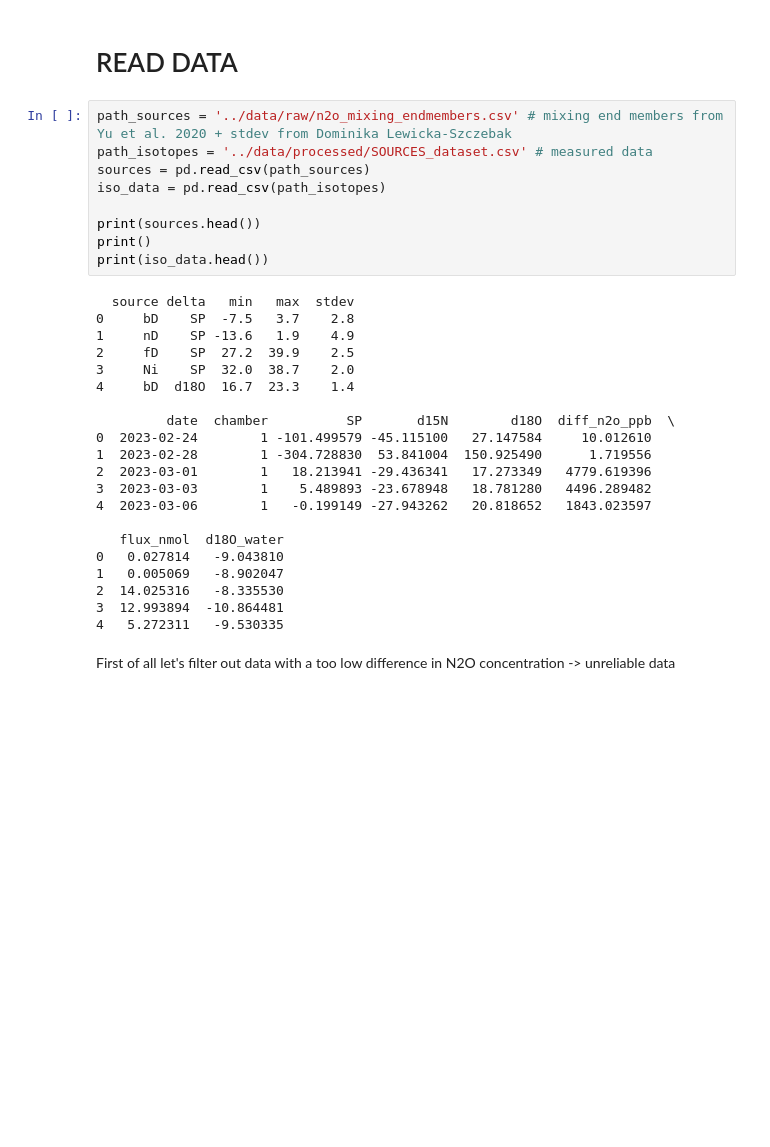
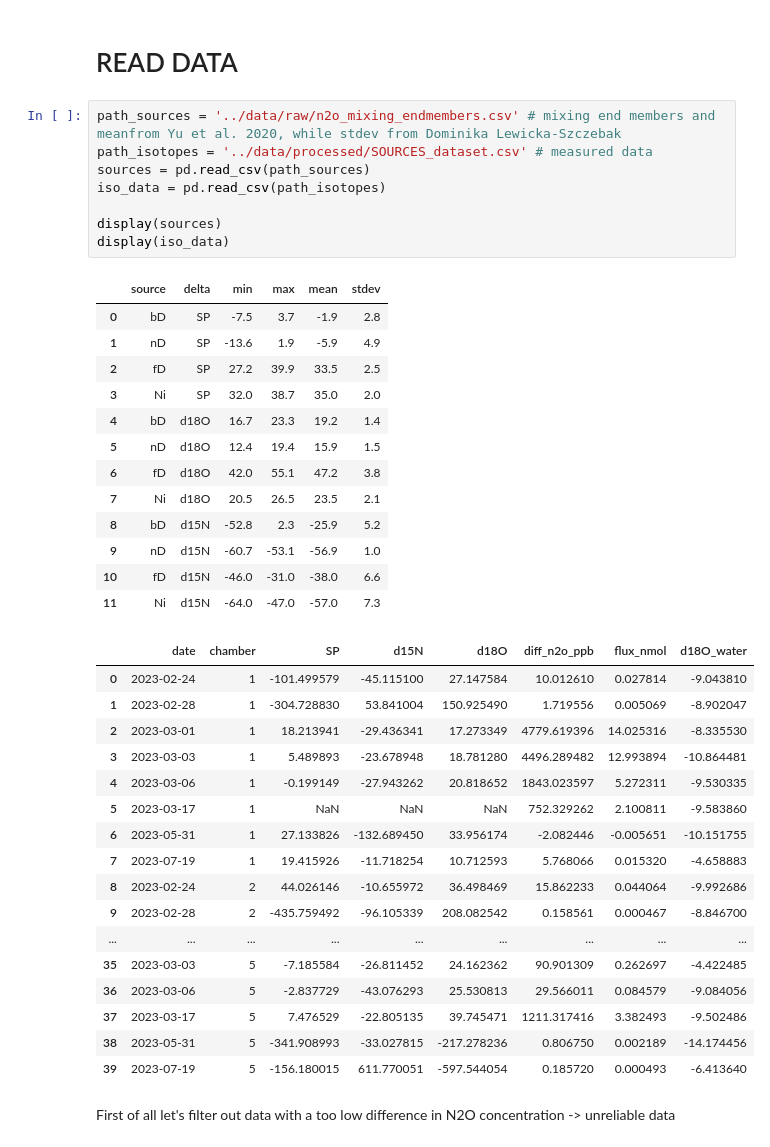
Before and after one commit to fabioturc/n2o-wheat-drivers-sources, a Jupyter notebook: notebooks/SOURCES_01_prep_inputs_FRAME.ipynb, the cells around one changed output. Cells and saved outputs as stored; diff of their text form; blank space fills up the shorter version.

```diff
--- a/notebooks/SOURCES_01_prep_inputs_FRAME.ipynb
+++ b/notebooks/SOURCES_01_prep_inputs_FRAME.ipynb
@@ -6,35 +6,44 @@ import pandas as pd
 # %% [markdown]
 # READ DATA
 # %%
-path_sources = '../data/raw/n2o_mixing_endmembers.csv' # mixing end members from Yu et al. 2020 + stdev from Dominika Lewicka-Szczebak
+path_sources = '../data/raw/n2o_mixing_endmembers.csv' # mixing end members and meanfrom Yu et al. 2020, while stdev from Dominika Lewicka-Szczebak
 path_isotopes = '../data/processed/SOURCES_dataset.csv' # measured data
 sources = pd.read_csv(path_sources)
 iso_data = pd.read_csv(path_isotopes)
 
-print(sources.head())
-print()
-print(iso_data.head())
+display(sources)
+display(iso_data)
 # %% [output]
-  source delta   min   max  stdev
-0     bD    SP  -7.5   3.7    2.8
-1     nD    SP -13.6   1.9    4.9
-2     fD    SP  27.2  39.9    2.5
-3     Ni    SP  32.0  38.7    2.0
-4     bD  d18O  16.7  23.3    1.4
-
-         date  chamber          SP       d15N        d18O  diff_n2o_ppb  \
-0  2023-02-24        1 -101.499579 -45.115100   27.147584     10.012610
-1  2023-02-28        1 -304.728830  53.841004  150.925490      1.719556
-2  2023-03-01        1   18.213941 -29.436341   17.273349   4779.619396
-3  2023-03-03        1    5.489893 -23.678948   18.781280   4496.289482
-4  2023-03-06        1   -0.199149 -27.943262   20.818652   1843.023597
-
-   flux_nmol  d18O_water
-0   0.027814   -9.043810
-1   0.005069   -8.902047
-2  14.025316   -8.335530
-3  12.993894  -10.864481
-4   5.272311   -9.530335
+|  | source | delta | min | max | mean | stdev |
+| 0 | bD | SP | -7.5 | 3.7 | -1.9 | 2.8 |
+| 1 | nD | SP | -13.6 | 1.9 | -5.9 | 4.9 |
+| 2 | fD | SP | 27.2 | 39.9 | 33.5 | 2.5 |
+| 3 | Ni | SP | 32.0 | 38.7 | 35.0 | 2.0 |
+| 4 | bD | d18O | 16.7 | 23.3 | 19.2 | 1.4 |
+| 5 | nD | d18O | 12.4 | 19.4 | 15.9 | 1.5 |
+| 6 | fD | d18O | 42.0 | 55.1 | 47.2 | 3.8 |
+| 7 | Ni | d18O | 20.5 | 26.5 | 23.5 | 2.1 |
+| 8 | bD | d15N | -52.8 | 2.3 | -25.9 | 5.2 |
+| 9 | nD | d15N | -60.7 | -53.1 | -56.9 | 1.0 |
+| 10 | fD | d15N | -46.0 | -31.0 | -38.0 | 6.6 |
+| 11 | Ni | d15N | -64.0 | -47.0 | -57.0 | 7.3 |
+|  | date | chamber | SP | d15N | d18O | diff_n2o_ppb | flux_nmol | d18O_water |
+| 0 | 2023-02-24 | 1 | -101.499579 | -45.115100 | 27.147584 | 10.012610 | 0.027814 | -9.043810 |
+| 1 | 2023-02-28 | 1 | -304.728830 | 53.841004 | 150.925490 | 1.719556 | 0.005069 | -8.902047 |
+| 2 | 2023-03-01 | 1 | 18.213941 | -29.436341 | 17.273349 | 4779.619396 | 14.025316 | -8.335530 |
+| 3 | 2023-03-03 | 1 | 5.489893 | -23.678948 | 18.781280 | 4496.289482 | 12.993894 | -10.864481 |
+| 4 | 2023-03-06 | 1 | -0.199149 | -27.943262 | 20.818652 | 1843.023597 | 5.272311 | -9.530335 |
+| 5 | 2023-03-17 | 1 | NaN | NaN | NaN | 752.329262 | 2.100811 | -9.583860 |
+| 6 | 2023-05-31 | 1 | 27.133826 | -132.689450 | 33.956174 | -2.082446 | -0.005651 | -10.151755 |
+| 7 | 2023-07-19 | 1 | 19.415926 | -11.718254 | 10.712593 | 5.768066 | 0.015320 | -4.658883 |
+| 8 | 2023-02-24 | 2 | 44.026146 | -10.655972 | 36.498469 | 15.862233 | 0.044064 | -9.992686 |
+| 9 | 2023-02-28 | 2 | -435.759492 | -96.105339 | 208.082542 | 0.158561 | 0.000467 | -8.846700 |
+| ... | ... | ... | ... | ... | ... | ... | ... | ... |
+| 35 | 2023-03-03 | 5 | -7.185584 | -26.811452 | 24.162362 | 90.901309 | 0.262697 | -4.422485 |
+| 36 | 2023-03-06 | 5 | -2.837729 | -43.076293 | 25.530813 | 29.566011 | 0.084579 | -9.084056 |
+| 37 | 2023-03-17 | 5 | 7.476529 | -22.805135 | 39.745471 | 1211.317416 | 3.382493 | -9.502486 |
+| 38 | 2023-05-31 | 5 | -341.908993 | -33.027815 | -217.278236 | 0.806750 | 0.002189 | -14.174456 |
+| 39 | 2023-07-19 | 5 | -156.180015 | 611.770051 | -597.544054 | 0.185720 | 0.000493 | -6.413640 |
 # %% [markdown]
 First of all let's filter out data with a too low difference in N2O concentration -> unreliable data
 # %%
```
Also changed, not shown: parts of 4 cells of this notebook.
